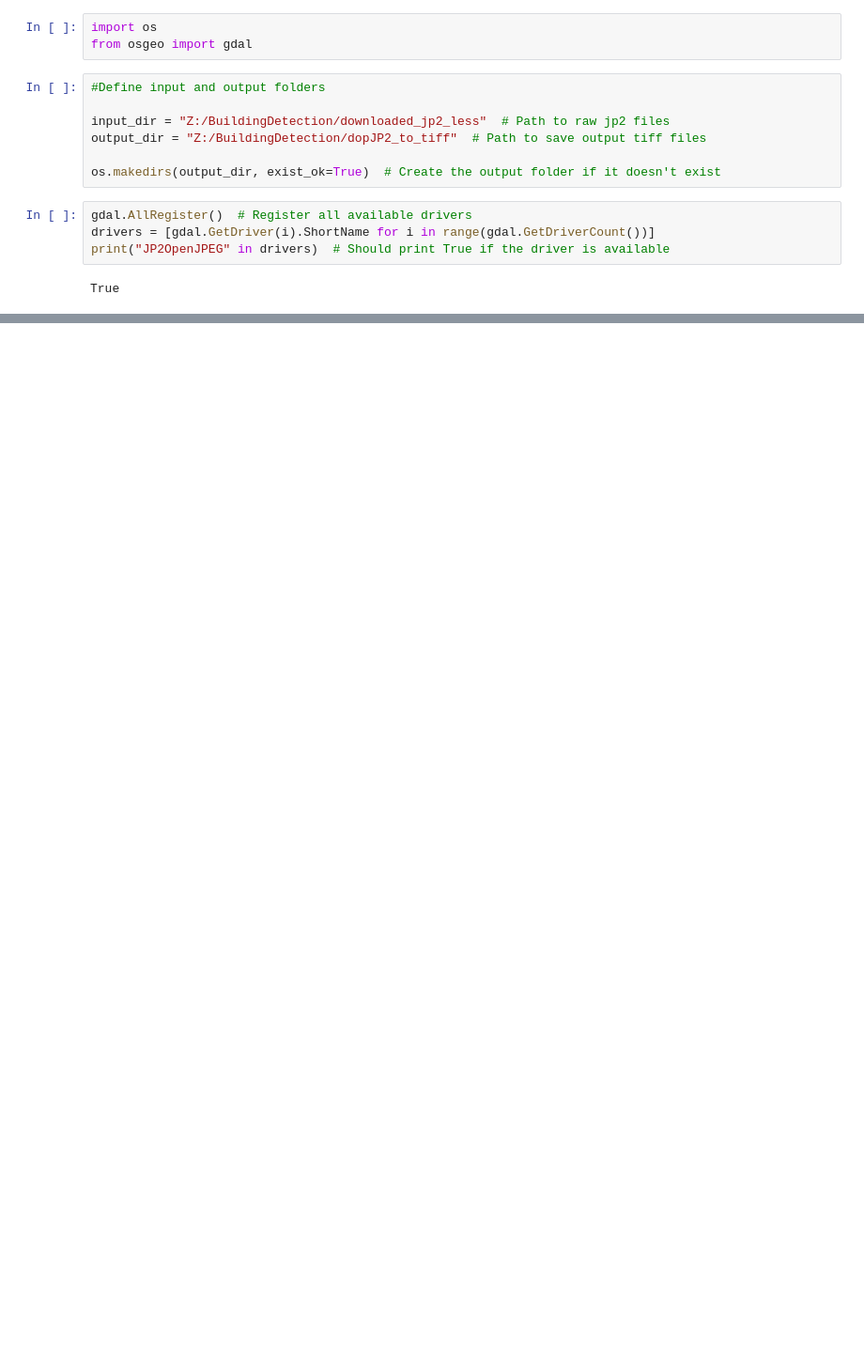
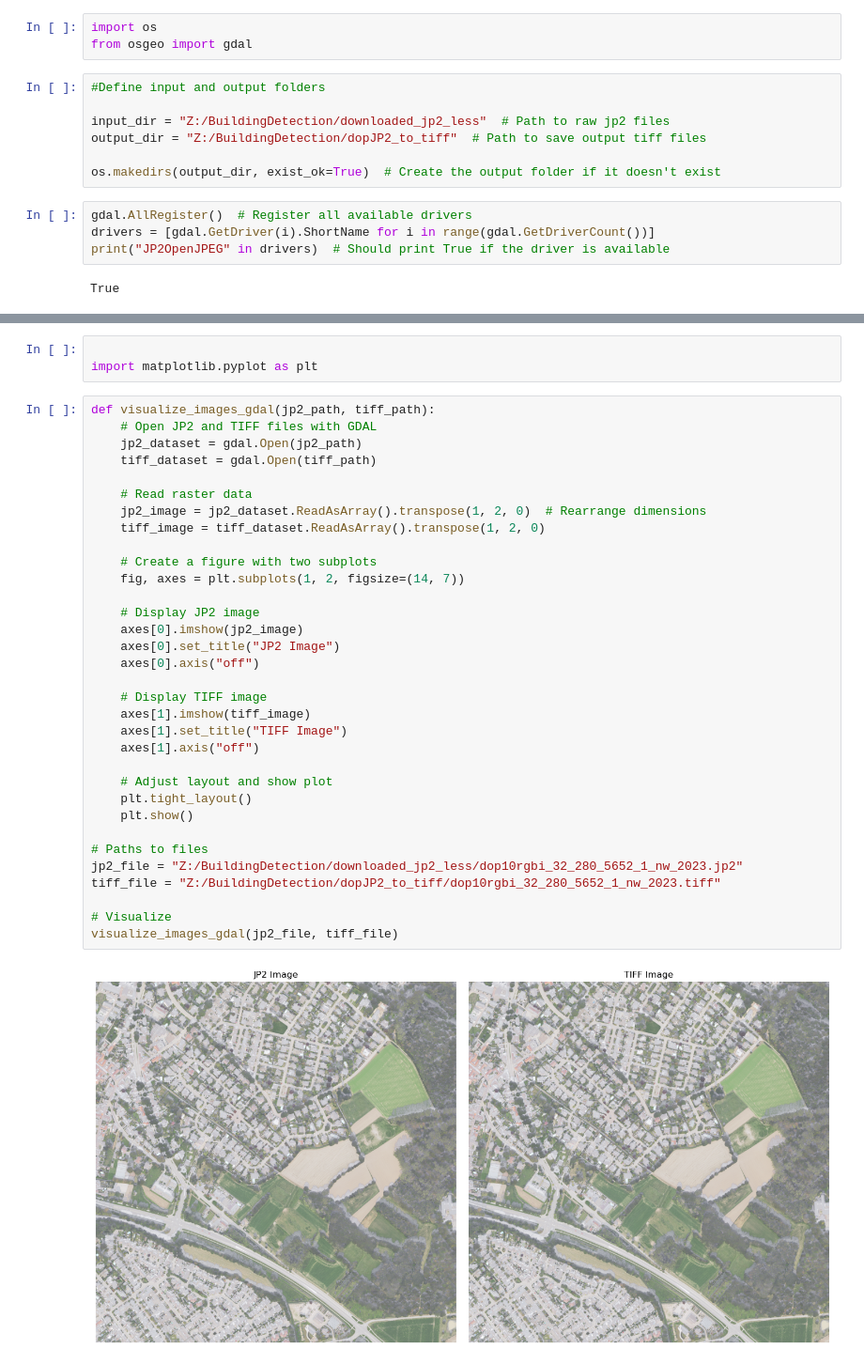
Before and after one commit to Ochwada/geospatial_25, a Jupyter notebook: Building_Detection/3_0_preprocessing_jp2_to_tiff.ipynb, the cells around one changed output, grey strips where cells are left out. Shown at 94% size. Drawn from its saved outputs; the diff is of its cells as text; blank space fills up the shorter version.

Commit message:
preprocessing jp2 to tiff, extract crs and plot

```diff
--- a/Building_Detection/3_0_preprocessing_jp2_to_tiff.ipynb
+++ b/Building_Detection/3_0_preprocessing_jp2_to_tiff.ipynb
@@ -41,0 +50,38 @@ Converted: dop10rgbi_32_280_5653_1_nw_2023.jp2 to Z:/BuildingDetection/dopJP2_to
+# %%
+
+import matplotlib.pyplot as plt
+# %%
+def visualize_images_gdal(jp2_path, tiff_path):
+    # Open JP2 and TIFF files with GDAL
+    jp2_dataset = gdal.Open(jp2_path)
+    tiff_dataset = gdal.Open(tiff_path)
+
+    # Read raster data
+    jp2_image = jp2_dataset.ReadAsArray().transpose(1, 2, 0)  # Rearrange dimensions
+    tiff_image = tiff_dataset.ReadAsArray().transpose(1, 2, 0)
+
+    # Create a figure with two subplots
+    fig, axes = plt.subplots(1, 2, figsize=(14, 7))
+
+    # Display JP2 image
+    axes[0].imshow(jp2_image)
+    axes[0].set_title("JP2 Image")
+    axes[0].axis("off")
+
+    # Display TIFF image
+    axes[1].imshow(tiff_image)
+    axes[1].set_title("TIFF Image")
+    axes[1].axis("off")
+
+    # Adjust layout and show plot
+    plt.tight_layout()
+    plt.show()
+
+# Paths to files
+jp2_file = "Z:/BuildingDetection/downloaded_jp2_less/dop10rgbi_32_280_5652_1_nw_2023.jp2"
+tiff_file = "Z:/BuildingDetection/dopJP2_to_tiff/dop10rgbi_32_280_5652_1_nw_2023.tiff"
+
+# Visualize
+visualize_images_gdal(jp2_file, tiff_file)
+# %% [output]
+[figure, added]
```
Also changed, not shown: parts of 2 cells of this notebook, 1 other file.
